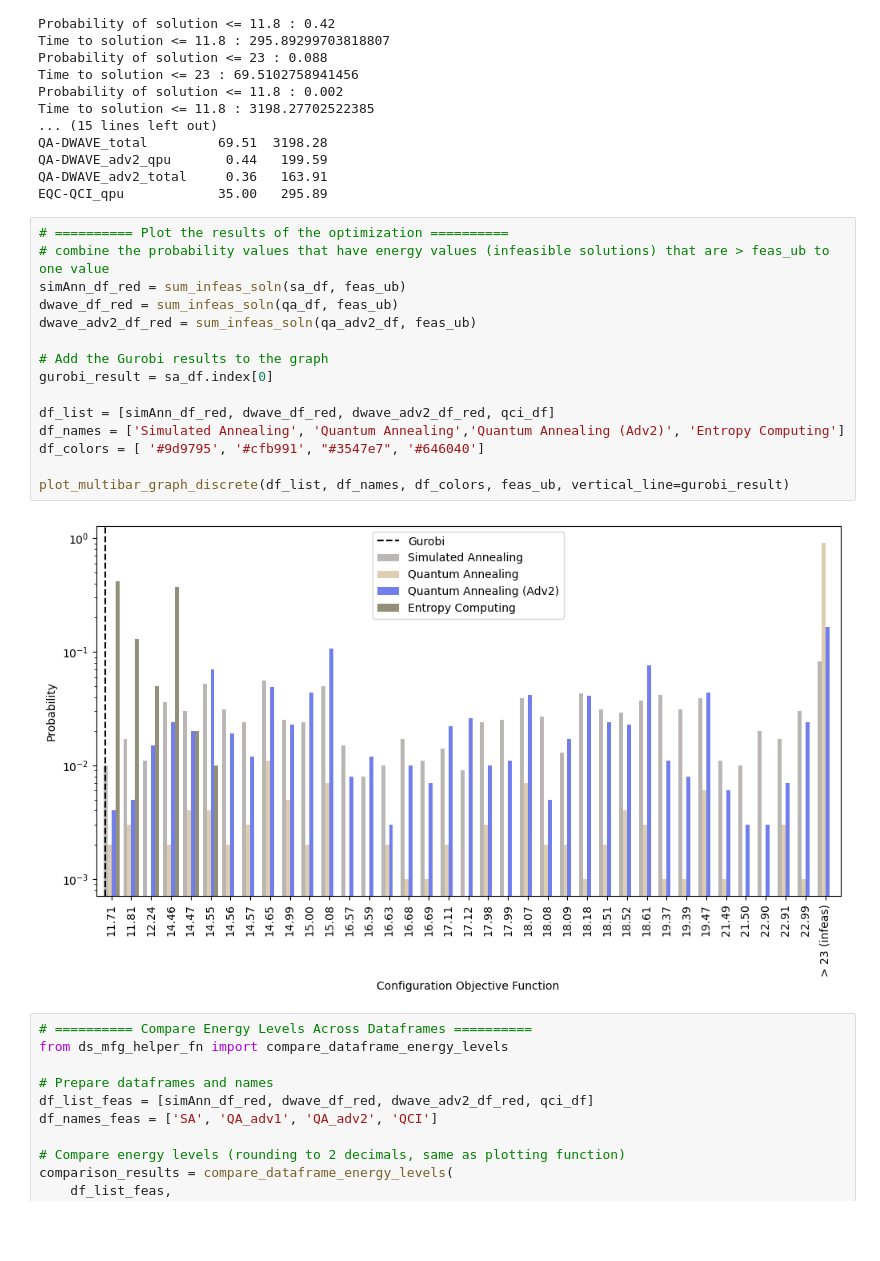
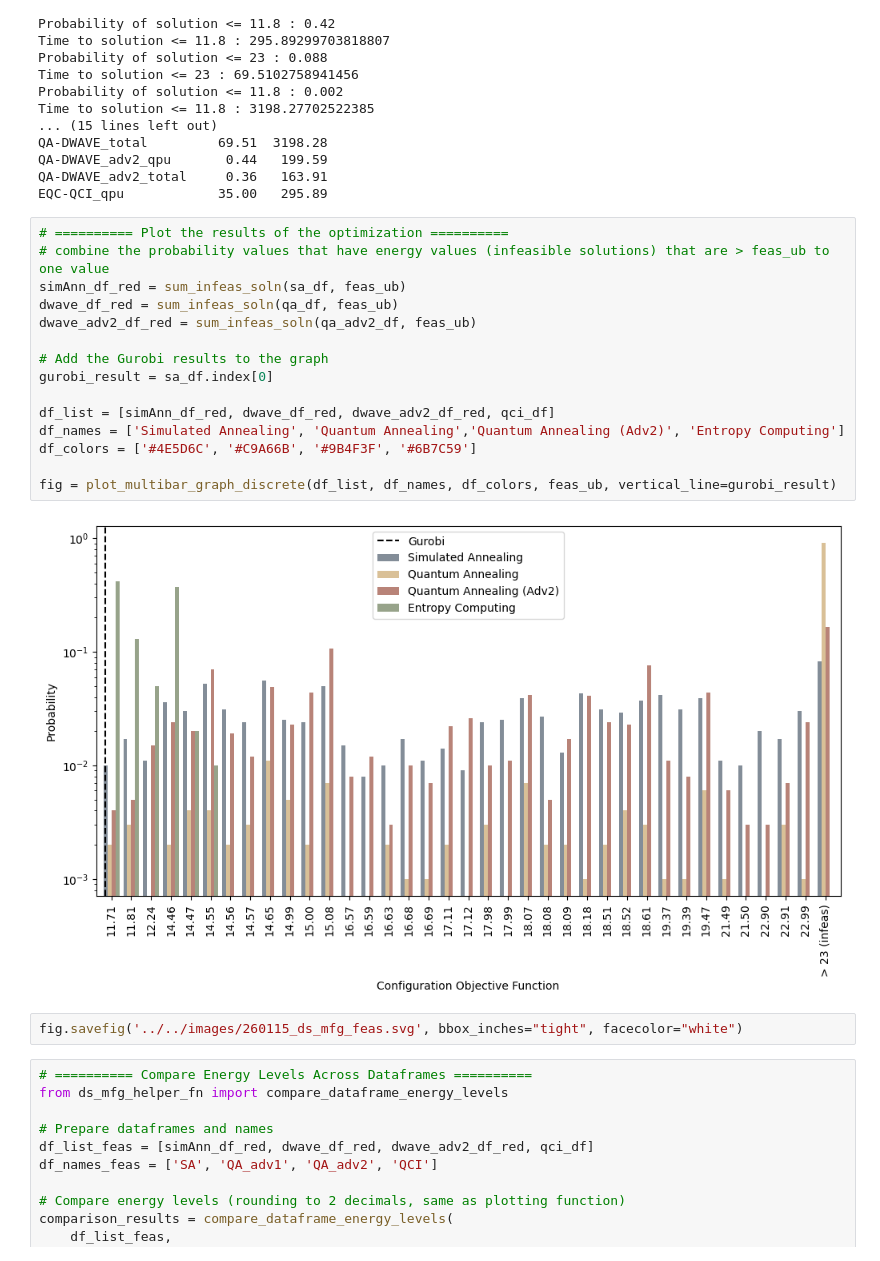
Before and after one commit to SECQUOIA/pd_ising, a Jupyter notebook: ds-mfg/discrete_ip/flst_opti_QUBO.ipynb, the cells around one changed output. Cells and saved outputs as stored; diff of their text form; blank space fills up the shorter version.

Commit message:
update plot function part 2

```diff
--- a/ds-mfg/discrete_ip/flst_opti_QUBO.ipynb
+++ b/ds-mfg/discrete_ip/flst_opti_QUBO.ipynb
@@ -182,20 +182,22 @@ EQC-QCI_qpu            35.00   295.89
 # %%
 # ========== Plot the results of the optimization ==========
 # combine the probability values that have energy values (infeasible solutions) that are > feas_ub to one value
 simAnn_df_red = sum_infeas_soln(sa_df, feas_ub)
 dwave_df_red = sum_infeas_soln(qa_df, feas_ub)
 dwave_adv2_df_red = sum_infeas_soln(qa_adv2_df, feas_ub)
 
 # Add the Gurobi results to the graph
 gurobi_result = sa_df.index[0]
 
 df_list = [simAnn_df_red, dwave_df_red, dwave_adv2_df_red, qci_df]
 df_names = ['Simulated Annealing', 'Quantum Annealing','Quantum Annealing (Adv2)', 'Entropy Computing']
-df_colors = [ '#9d9795', '#cfb991', "#3547e7", '#646040']
+df_colors = ['#4E5D6C', '#C9A66B', '#9B4F3F', '#6B7C59']
 
-plot_multibar_graph_discrete(df_list, df_names, df_colors, feas_ub, vertical_line=gurobi_result)
+fig = plot_multibar_graph_discrete(df_list, df_names, df_colors, feas_ub, vertical_line=gurobi_result)
 # %% [output]
-[figure, old version]
+[figure, new version]
+# %%
+fig.savefig('../../images/260115_ds_mfg_feas.svg', bbox_inches="tight", facecolor="white")
 # %%
 # ========== Compare Energy Levels Across Dataframes ==========
 from ds_mfg_helper_fn import compare_dataframe_energy_levels
```
Also changed, not shown: 2 other files.
